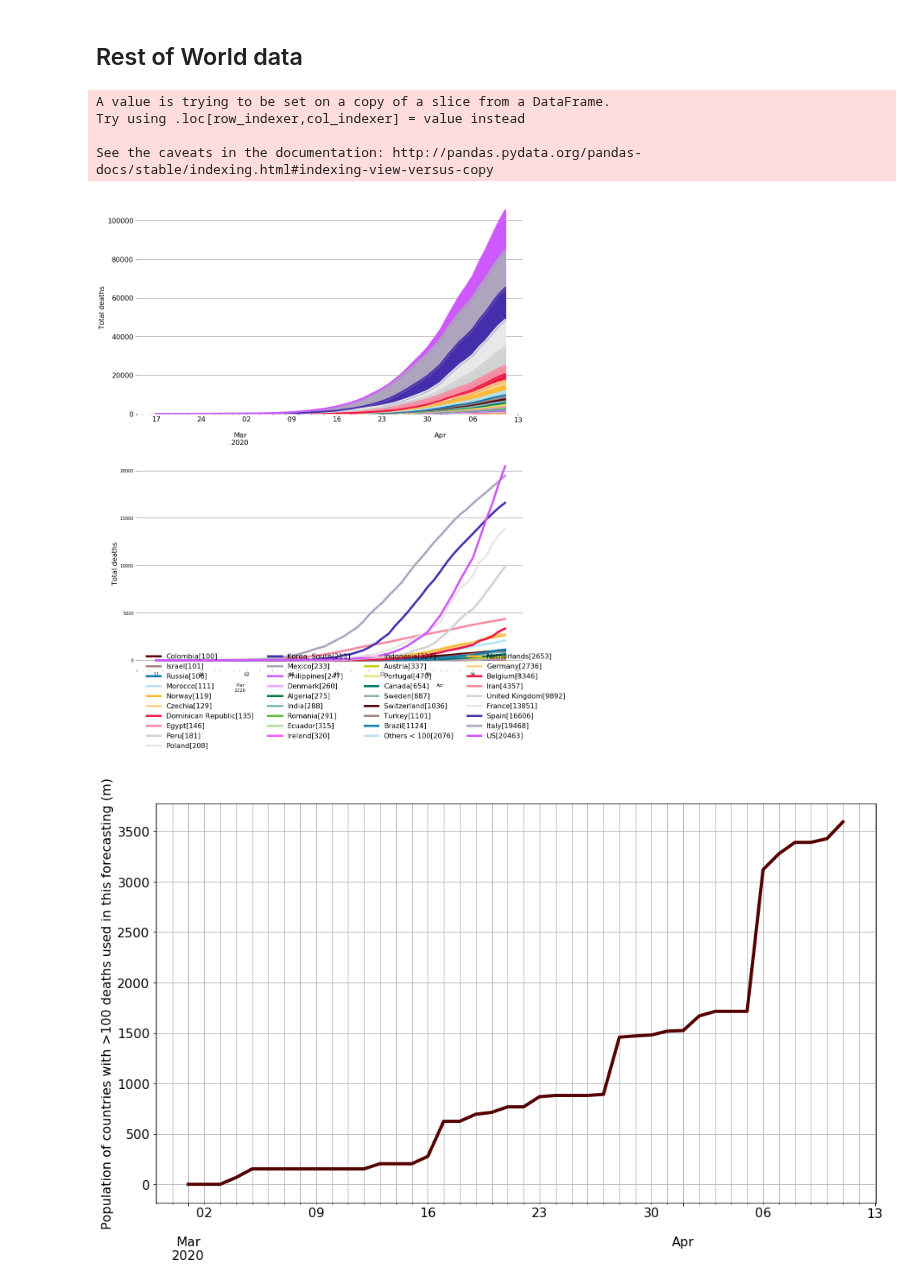
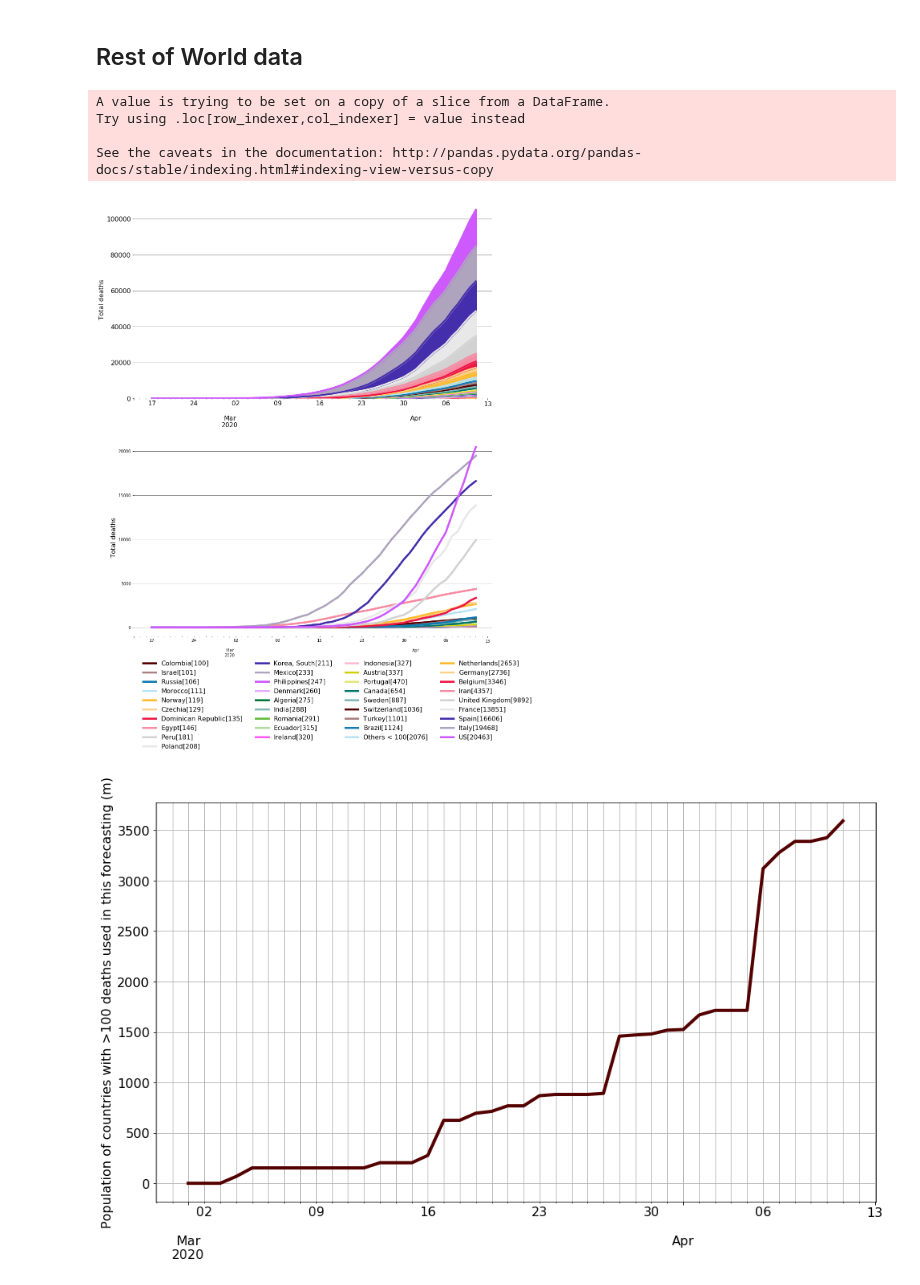
Before and after one commit to djhume/COVID-19, a Jupyter notebook: COVID-19.ipynb, the cells around one changed output. Drawn from its saved outputs; the diff is of its cells as text; code cells hidden in the pictures.

```diff
--- a/COVID-19.ipynb
+++ b/COVID-19.ipynb
@@ -339,34 +339,34 @@ Passing one of 'on', 'true', 'off', 'false' as a boolean is deprecated; use an a
 # %%
 Cur_total_deaths = RoW_D2.tail(1).T.sort_values(by=RoW_D2.tail(1).T.columns[0])
 death_lim = 100
 RoW_lim = RoW_D2.loc[:, RoW_D2.iloc[-1,:] >= death_lim]
 
 pop_total_with_more_than_100_deaths = pop[RoW_lim.columns].sum()
 pop_pc = 100*pop_total_with_more_than_100_deaths/pop.sum()
 
 RoW_lim['Others < ' + str(death_lim)] = RoW_D2.loc[:, RoW_D2.iloc[-1,:] < death_lim].sum(axis=1)
 RoW_lim.columns = RoW_lim.iloc[-1,:].reset_index().apply(lambda x: x[0] + '[' + str(int(x[1])) + ']', axis=1)
 RoW_lim = RoW_lim[RoW_lim.iloc[-1, :].sort_values().index]
 
 strd = "2020/2/17"
 
 fig = plt.figure(1, figsize=[16,20])
 ax = fig.add_subplot(211)
 RoW_lim[strd:].plot(kind='area', ax=ax, lw=4, fontsize=16)
 ax.set_ylabel('Total deaths', fontsize=16)
 ax.get_legend().remove()
 plot_formatting(ax)
 ax2 = fig.add_subplot(212)
 RoW_lim[strd:].plot(ax=ax2, lw=5)
 ax2.set_ylabel('Total deaths', fontsize=16)
 plot_formatting(ax2)
-legend_format(ax2, cols=4, ypos=-0.4, xpos=0.01, fontsize=16)
+legend_format(ax2, cols=4, ypos=-0.6, xpos=0.01, fontsize=16)
 # %% [output]
 A value is trying to be set on a copy of a slice from a DataFrame.
 Try using .loc[row_indexer,col_indexer] = value instead
 
 See the caveats in the documentation: http://pandas.pydata.org/pandas-docs/stable/indexing.html#indexing-view-versus-copy
-[figure, old version]
+[figure, new version]
 # %%
 fig = plt.figure(1, figsize=[16,20])
 ax = fig.add_subplot(211)
```
Also changed, not shown: parts of 2 cells of this notebook.
